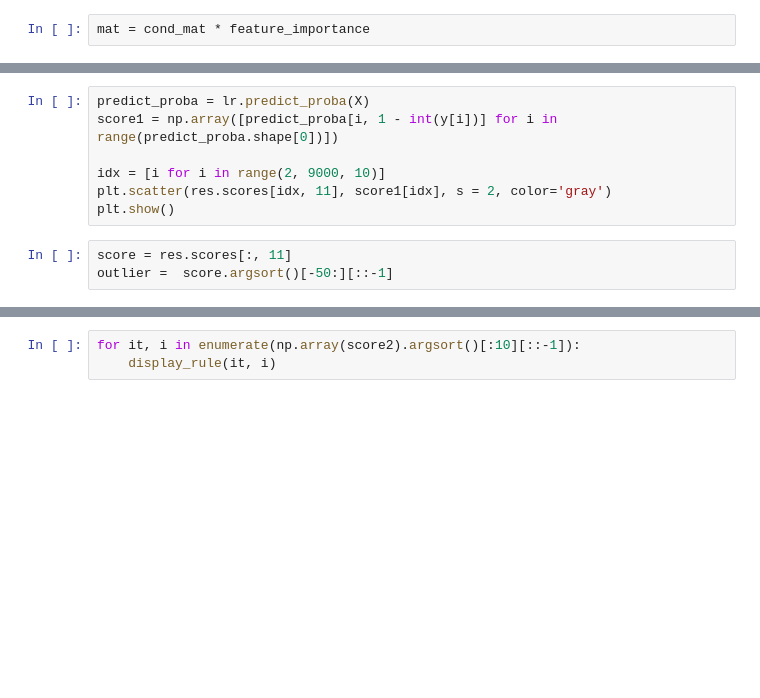
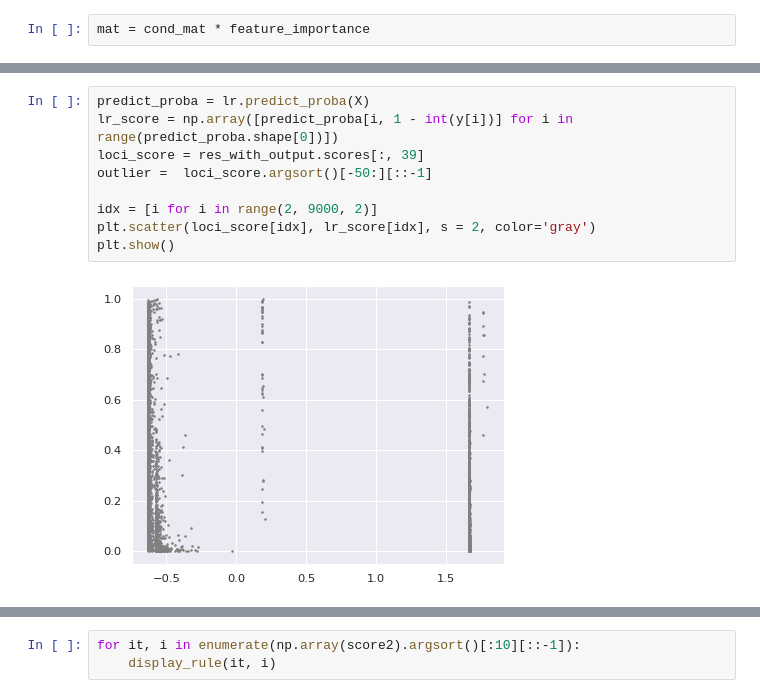
Before and after one commit to swordsbird/ScalableMatrix, a Jupyter notebook: experiment/test0717.ipynb, the cells around one changed output, grey strips where cells are left out. Cells and saved outputs as stored; diff of their text form; blank space fills up the shorter version.

```diff
--- a/experiment/test0717.ipynb
+++ b/experiment/test0717.ipynb
@@ -187,13 +216,14 @@ res.rs[11]
 # %%
 predict_proba = lr.predict_proba(X)
-score1 = np.array([predict_proba[i, 1 - int(y[i])] for i in range(predict_proba.shape[0])])
+lr_score = np.array([predict_proba[i, 1 - int(y[i])] for i in range(predict_proba.shape[0])])
+loci_score = res_with_output.scores[:, 39]
+outlier =  loci_score.argsort()[-50:][::-1]
 
-idx = [i for i in range(2, 9000, 10)]
-plt.scatter(res.scores[idx, 11], score1[idx], s = 2, color='gray')
+idx = [i for i in range(2, 9000, 2)]
+plt.scatter(loci_score[idx], lr_score[idx], s = 2, color='gray')
 plt.show()
+# %% [output]
+[figure, added]
-# %%
-score = res.scores[:, 11]
-outlier =  score.argsort()[-50:][::-1]
 # %%
 import matplotlib as mpl
 
```
Also changed, not shown: parts of 15 cells of this notebook, 4 other files.
